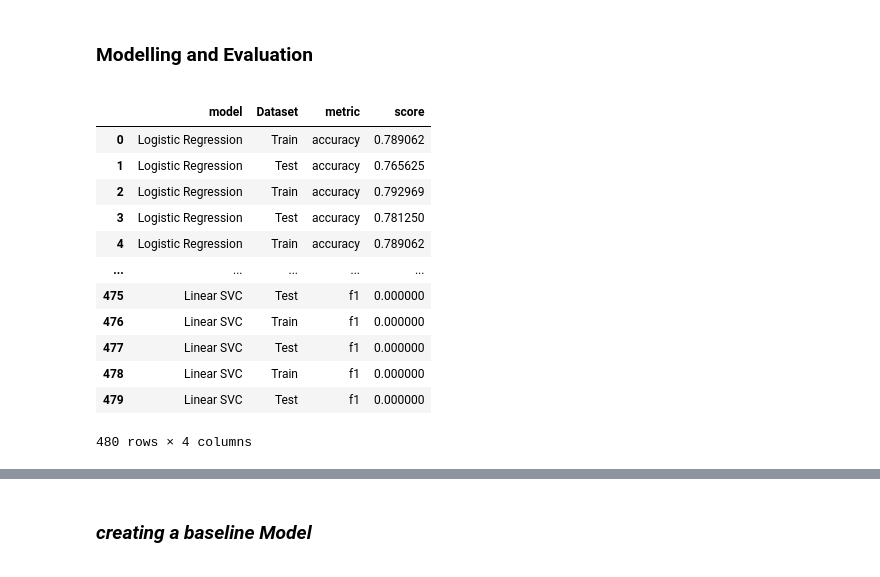
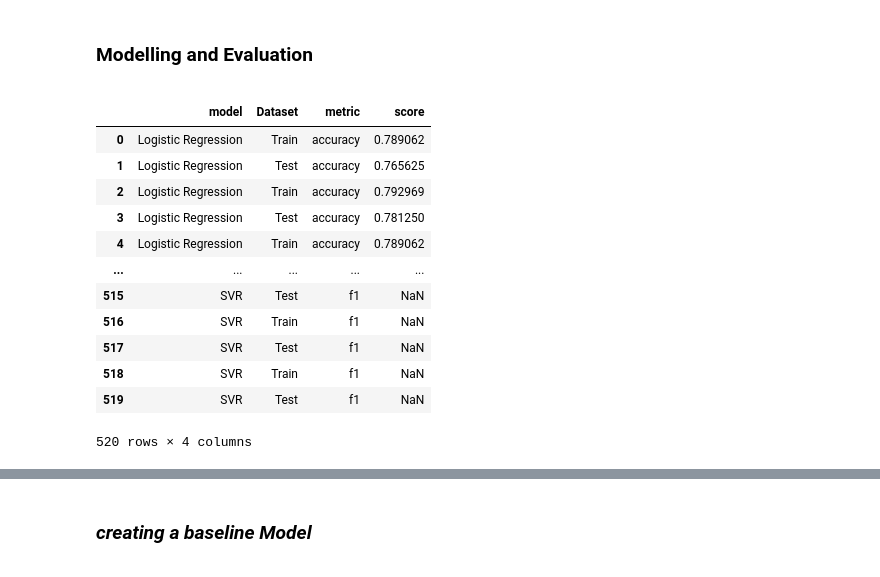
Before and after one commit to ahmakhoo/AIML-CA1, a Jupyter notebook: AIML/CA1/CA1 code - redo.ipynb, the cells around one changed output, grey strips where cells are left out. Saved outputs shown, nothing was run; the diff lists cells and outputs as text; code cells hidden in the pictures.

```diff
--- a/AIML/CA1/CA1 code - redo.ipynb
+++ b/AIML/CA1/CA1 code - redo.ipynb
@@ -306,4 +337,5 @@ steps
 - Through the analysis of the data we can see that there might be some errors in the dataset as when the bill exceeds the credit limit the person doesn't default payment in some cases
 # %%
 df = pd.read_csv('../CA1/credit_dataset.csv')
-# df = df.drop('Customer ID', axis=1)
+df = df.drop('Customer ID', axis=1)
+df
@@ -578,0 +693,25 @@ X_test
+# %%
+from sklearn.ensemble import RandomForestClassifier
+from sklearn.feature_selection import SelectFromModel
+
+# Create a RandomForestClassifier model
+rf = RandomForestClassifier()
+num_selected_features = 9
+
+# Create SelectFromModel object
+feature_selector = SelectFromModel(estimator=rf, threshold=-np.inf, max_features=num_selected_features)
+
+# Fit the feature selector to the data
+feature_selector.fit(X_train, y_train)
+
+# Get selected feature indices
+selected_features = feature_selector.get_support(indices=True)
+
+# Get selected feature names
+selected_feature_names = X_train.columns[selected_features]
+
+# Print selected feature names
+print(selected_feature_names)
+
+X_train_selected = feature_selector.transform(X_train)
+X_test_selected = feature_selector.transform(X_test)
@@ -626,12 +769,11 @@ models = {
     'Extra Trees': ExtraTreesClassifier(),
     'Ada Boost': AdaBoostClassifier(),
     'Ridge': RidgeClassifier(),
-    # 'SGD': SGDClassifier(),
     'Gaussian Naive Bayes': GaussianNB(),
     'Bernoulli Naive Bayes': BernoulliNB(),
-    'Agglomerative Clustering': AgglomerativeClustering(),
     'Linear SVC': LinearSVC(),
-
+    'SVC': SVC(),
+    'SVR': SVR()
 
 
 }
@@ -646,36 +788,36 @@ scoring = ['accuracy', 'precision', 'recall', 'f1']
 
 # cv_results = cross_validate(models, X_resampled, y_resampled, scoring=scoring, cv=5)
 
 # for name in models:
 #     model = models[name]
 #     cv_results = cross_validate(model, X_train, y_train, scoring=scoring, cv=5)
 #     # print(cv_results)
 #     for metric in scoring:
 #           for score in cv_results['test_{}'.format(metric)]:
 #             results_df = results_df.append({'model': name, 'metric': metric, 'score': score}, ignore_index=True)
 
 for name in models:
     model = models[name]
     cv_results_train = cross_validate(model, X_train, y_train, scoring=scoring, cv=5)
     cv_results_test = cross_validate(model, X_test, y_test, scoring=scoring, cv=5)
 
     for metric in scoring:
         for score_train, score_test in zip(cv_results_train['test_{}'.format(metric)], cv_results_test['test_{}'.format(metric)]):
             results_df = results_df.append({'model': name, 'Dataset': 'Train', 'metric': metric, 'score': score_train}, ignore_index=True)
             results_df = results_df.append({'model': name, 'Dataset': 'Test', 'metric': metric, 'score': score_test}, ignore_index=True)
 
 results_df
 # %% [output]
 |  | model | Dataset | metric | score |
 | 0 | Logistic Regression | Train | accuracy | 0.789062 |
 | 1 | Logistic Regression | Test | accuracy | 0.765625 |
 | 2 | Logistic Regression | Train | accuracy | 0.792969 |
 | 3 | Logistic Regression | Test | accuracy | 0.781250 |
 | 4 | Logistic Regression | Train | accuracy | 0.789062 |
 | ... | ... | ... | ... | ... |
-| 475 | Linear SVC | Test | f1 | 0.000000 |
-| 476 | Linear SVC | Train | f1 | 0.000000 |
-| 477 | Linear SVC | Test | f1 | 0.000000 |
-| 478 | Linear SVC | Train | f1 | 0.000000 |
-| 479 | Linear SVC | Test | f1 | 0.000000 |
+| 515 | SVR | Test | f1 | NaN |
+| 516 | SVR | Train | f1 | NaN |
+| 517 | SVR | Test | f1 | NaN |
+| 518 | SVR | Train | f1 | NaN |
+| 519 | SVR | Test | f1 | NaN |
-480 rows × 4 columns
+520 rows × 4 columns
```
Also changed, not shown: parts of 63 cells of this notebook, 1 other file.
